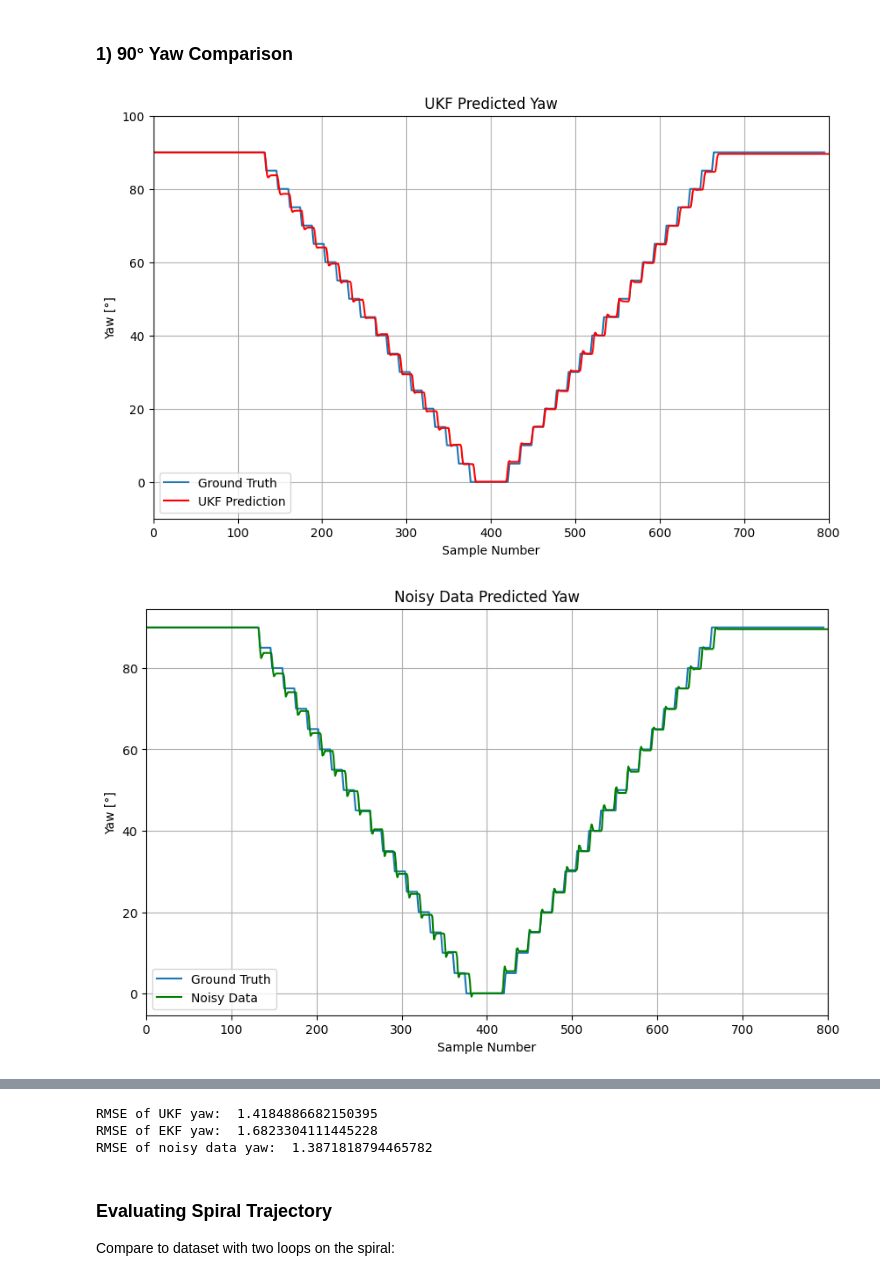
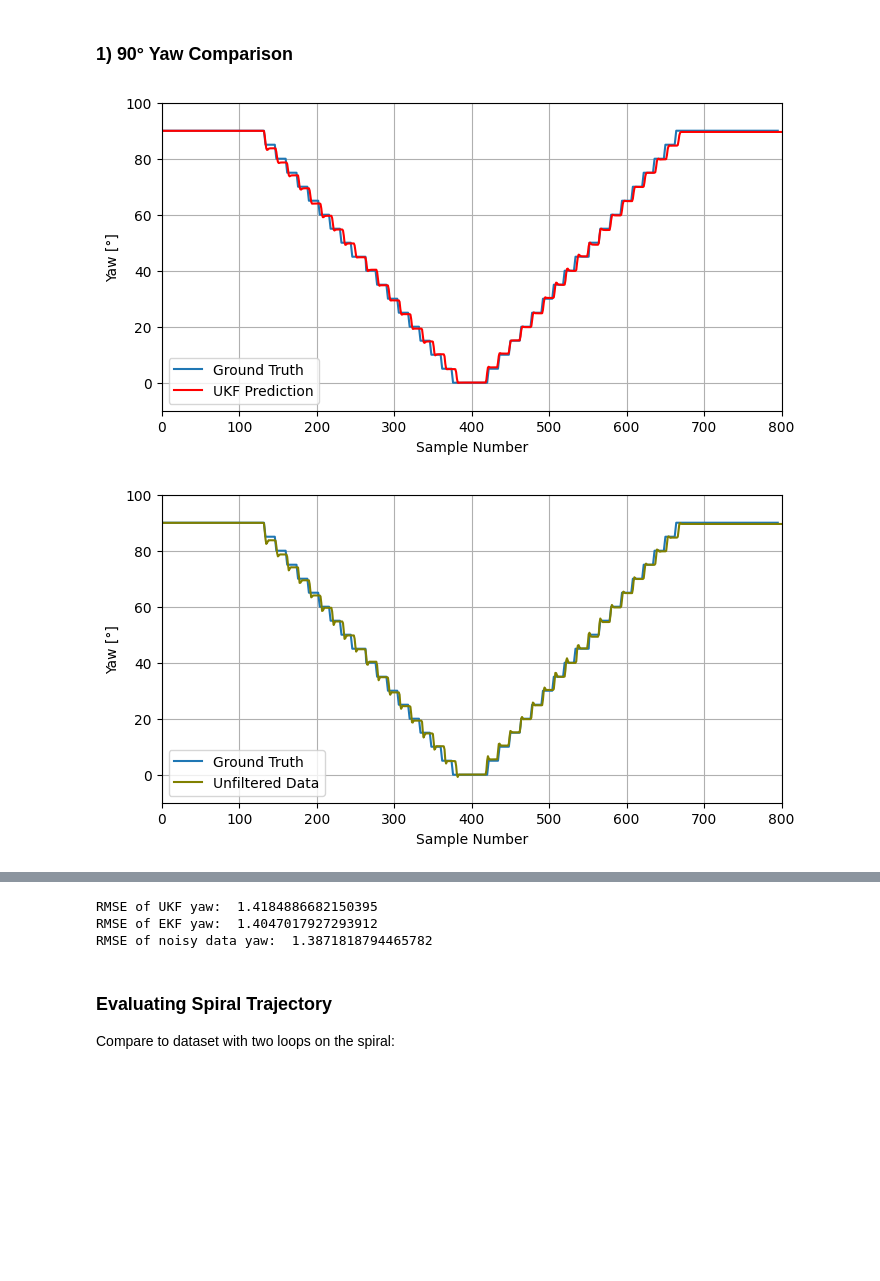
Before and after one commit to kjetteren/RaD_team1_HELIXON, a Jupyter notebook: kalman/FilterEvaluations.ipynb, the cells around one changed output, grey strips where cells are left out. Drawn from its saved outputs; the diff is of its cells as text; code cells hidden in the pictures; blank space fills up the shorter version.

```diff
--- a/kalman/FilterEvaluations.ipynb
+++ b/kalman/FilterEvaluations.ipynb
@@ -95,7 +95,7 @@ class QuaternionEKF:
         self.Q[3:, 3:] *= 0.4  # quaternion noise
 
         # measurement noise
-        self.R = np.eye(7) * 0.01
+        self.R = np.eye(7) * 0.001
 
         # system parameters
         self.dt = 0.04  # sample time
@@ -648,10 +648,9 @@ predicted_EKF_z_yaw = predicted_EKF_z_yaw[5:]
 predicted_EKF_z_yaw[:100] = 90
 
 # Plot UKF Predicted Yaw
-plt.figure(figsize=(10, 6))
+plt.figure(figsize=(8, 4))
 plt.plot(yaw_values, label="Ground Truth")
 plt.plot(predicted_UKF_z_yaw, label='UKF Prediction', color='red')  # Replace with actual UKF predictions
-plt.title('UKF Predicted Yaw')
 plt.xlabel('Sample Number')
 plt.ylabel('Yaw [°]')
 plt.xlim(0, 800)
@@ -660,37 +659,37 @@ plt.legend()
 plt.grid(True)
 plt.show()
 
-plt.figure(figsize=(10, 6))
+plt.figure(figsize=(8, 4))
 plt.plot(yaw_values, label="Ground Truth")
-plt.plot(raw_z_yaw, label='Noisy Data', color='green')  # Replace with actual noisy data
-plt.title('Noisy Data Predicted Yaw')
+plt.plot(raw_z_yaw, label='Unfiltered Data', color='olive')  # Replace with actual noisy data
 plt.xlabel('Sample Number')
 plt.ylabel('Yaw [°]')
+plt.ylim(-10,100)
 plt.xlim(0, 800)
 plt.legend()
 plt.grid(True)
 plt.show()
 
-plt.figure(figsize=(10, 6))
+plt.figure(figsize=(8, 4))
 plt.plot(yaw_values, label="Ground Truth")
 plt.plot(predicted_EKF_z_yaw, label='EKF Prediction', color='orange')  # Replace with actual EKF predictions
-plt.title('EKF Data Predicted Yaw')
 plt.xlabel('Sample Number')
 plt.ylabel('Yaw [°]')
 plt.xlim(0, 800)
+plt.ylim(-10,100)
 plt.legend()
 plt.grid(True)
 plt.show()
 
 # Now compute RMSE for the first 15 samples
 RMSE_UKF_z = np.sqrt(mean_squared_error(yaw_values, predicted_UKF_z_yaw[:len(yaw_values)]))  # Slice the first 15 samples
 RMSE_raw_data_z = np.sqrt(mean_squared_error(yaw_values, raw_z_yaw[:len(yaw_values)]))  # Slice the first 15 samples
 RMSE_EKF_z = np.sqrt(mean_squared_error(yaw_values, predicted_EKF_z_yaw[:len(yaw_values)]))  # Slice the first 15 samples
 
 # Print the RMSE results
 print("RMSE of UKF yaw: ", RMSE_UKF_z)
 print("RMSE of EKF yaw: ", RMSE_EKF_z)
 print("RMSE of noisy data yaw: ", RMSE_raw_data_z)
 # %% [output]
-[figure, old version]
+[figure, new version]
-[figure, old version]
+[figure, new version]
@@ -698,5 +697,5 @@ print("RMSE of noisy data yaw: ", RMSE_raw_data_z)
 RMSE of UKF yaw:  1.4184886682150395
-RMSE of EKF yaw:  1.6823304111445228
+RMSE of EKF yaw:  1.4047017927293912
 RMSE of noisy data yaw:  1.3871818794465782
 # %% [markdown]
 ### Evaluating Spiral Trajectory
```
Also changed, not shown: parts of 4 cells of this notebook, 11 other files.
